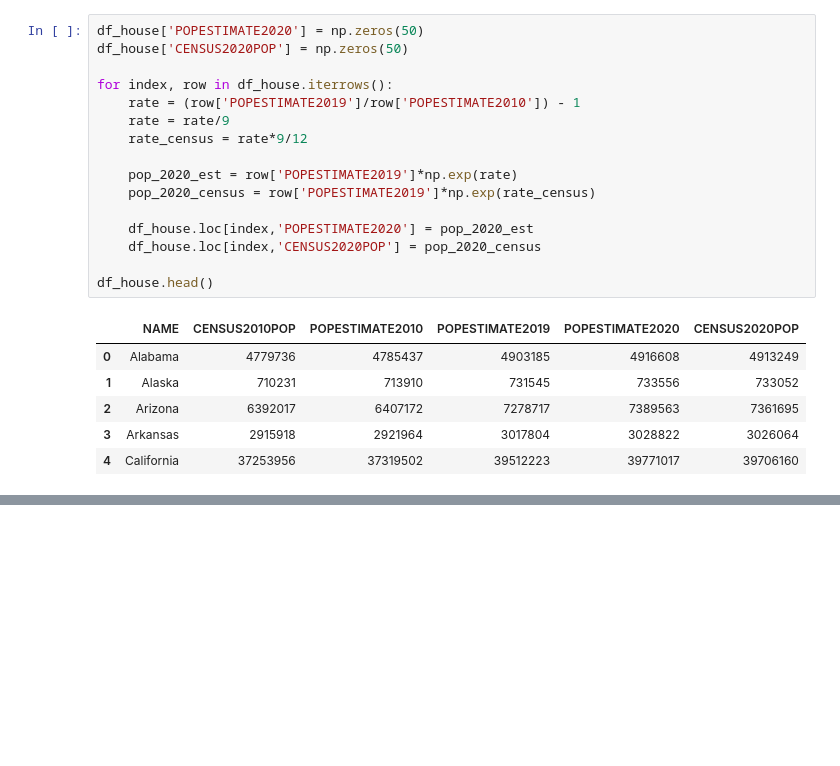
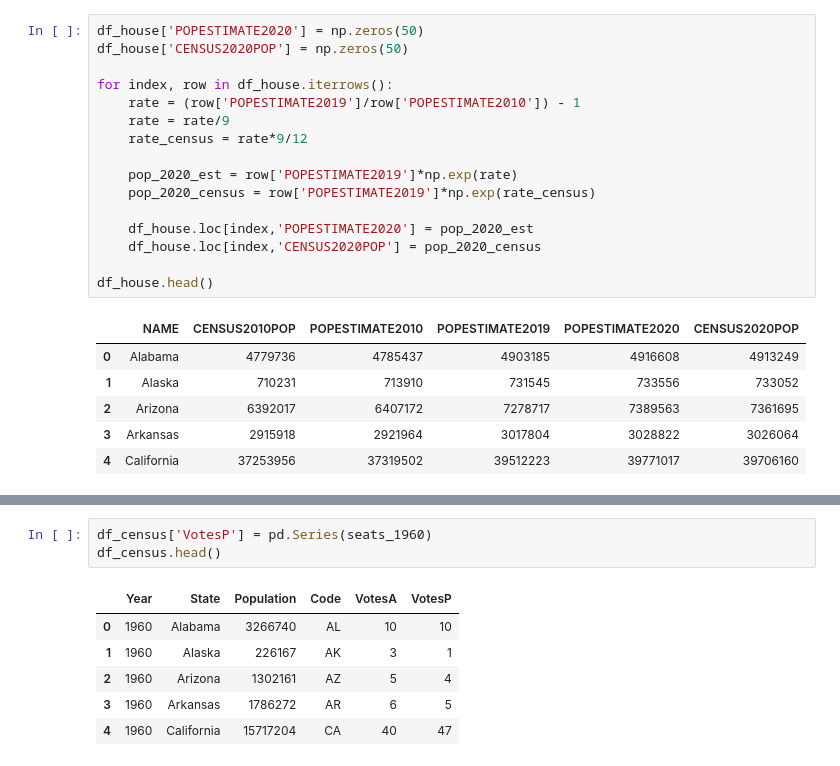
Before and after one commit to somjadhav/representation, a Jupyter notebook: Main.ipynb, the cells around one changed output, grey strips where cells are left out. Cells and saved outputs as stored; diff of their text form; blank space fills up the shorter version.

```diff
--- a/Main.ipynb
+++ b/Main.ipynb
@@ -139,0 +385,10 @@ df_elec_col
+# %%
+df_census['VotesP'] = pd.Series(seats_1960)
+df_census.head()
+# %% [output]
+|  | Year | State | Population | Code | VotesA | VotesP |
+| 0 | 1960 | Alabama | 3266740 | AL | 10 | 10 |
+| 1 | 1960 | Alaska | 226167 | AK | 3 | 1 |
+| 2 | 1960 | Arizona | 1302161 | AZ | 5 | 4 |
+| 3 | 1960 | Arkansas | 1786272 | AR | 6 | 5 |
+| 4 | 1960 | California | 15717204 | CA | 40 | 47 |
```
Also changed, not shown: parts of 33 cells of this notebook, 2 other files.
